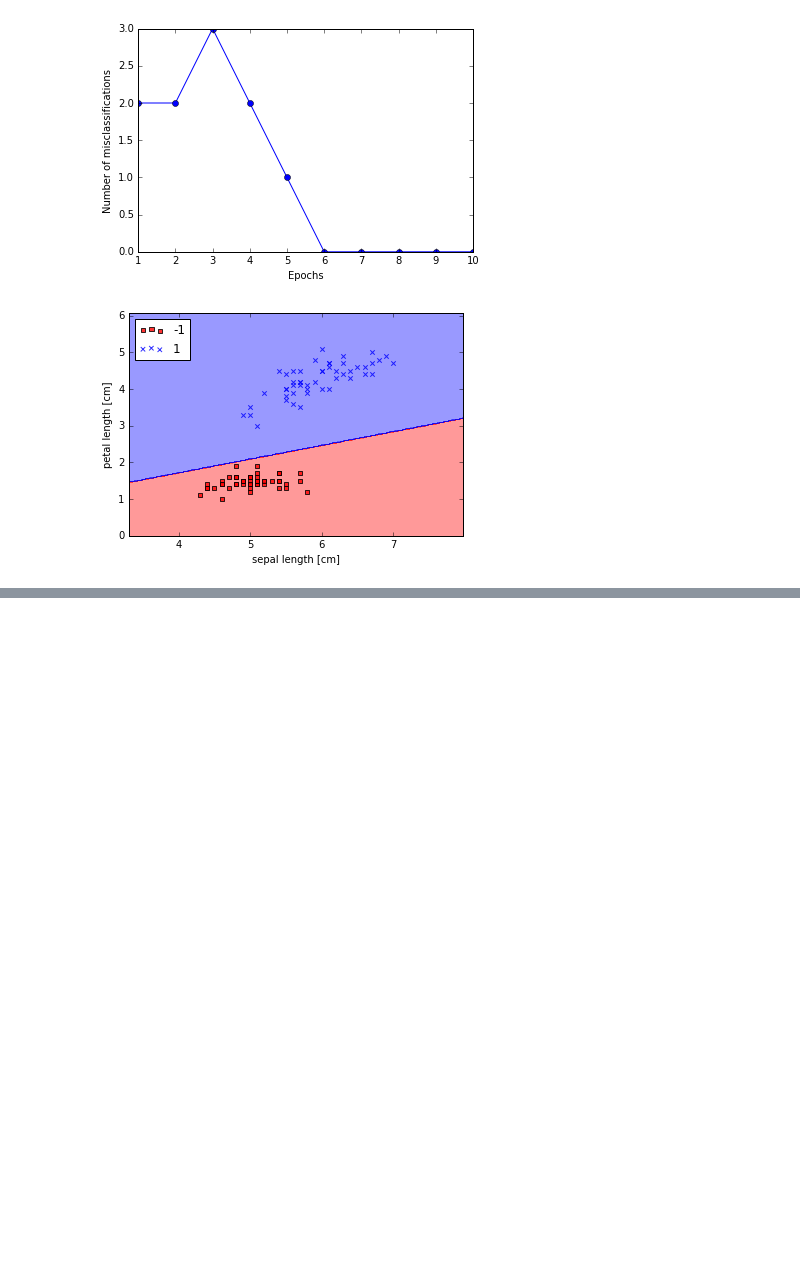
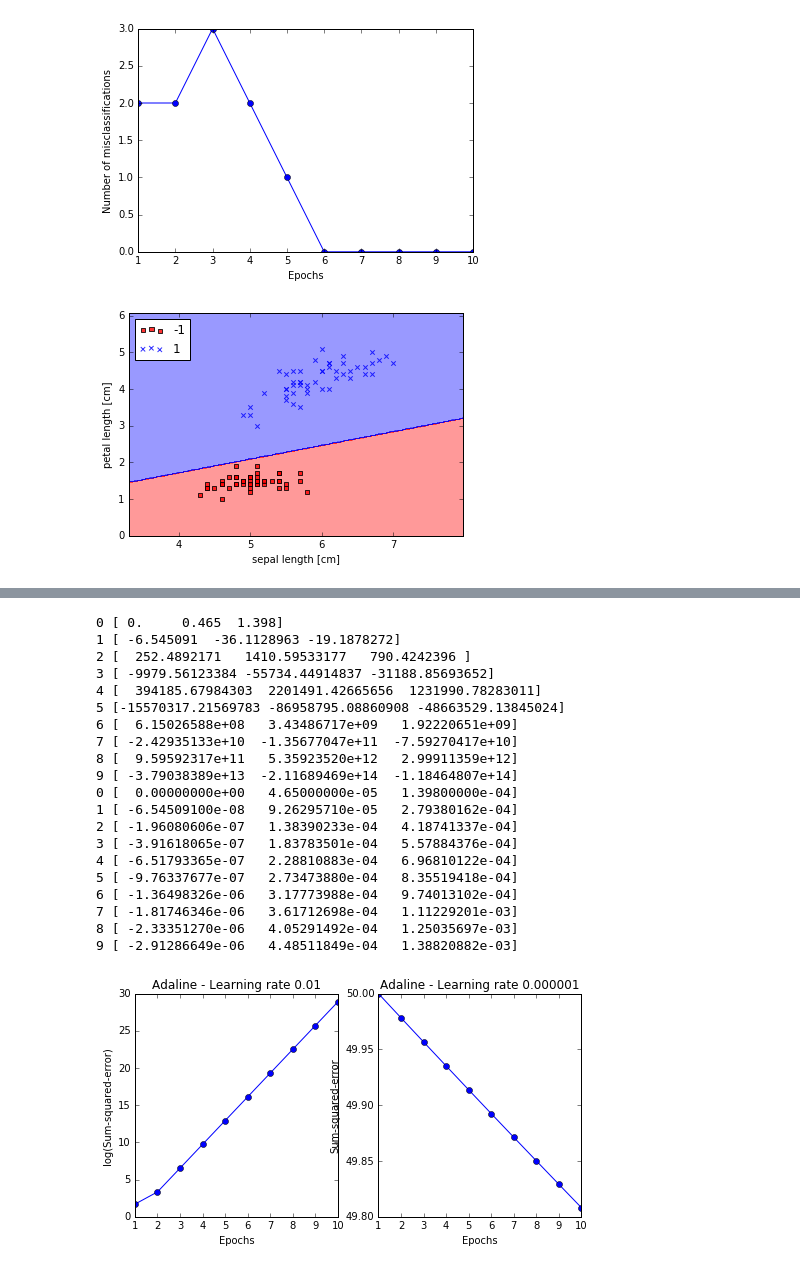
Before and after one commit to alexliyang/PythonMachineLearning, a Jupyter notebook: Chapter2_Perceptron.ipynb, the cells around one changed output, grey strips where cells are left out. Saved outputs shown, nothing was run; the diff lists cells and outputs as text; code cells hidden in the pictures; blank space fills up the shorter version.

```diff
--- a/Chapter2_Perceptron.ipynb
+++ b/Chapter2_Perceptron.ipynb
@@ -144,0 +319,35 @@ plt.show()
+# %%
+fig, ax = plt.subplots(nrows=1, ncols=2, figsize=(8,4))
+ada1 = AdalineGD(n_iter=10, eta=0.01).fit(X, y)
+ax[0].plot(range(1, len(ada1.cost_) + 1), np.log10(ada1.cost_), marker='o')
+ax[0].set_xlabel('Epochs')
+ax[0].set_ylabel('log(Sum-squared-error)')
+ax[0].set_title('Adaline - Learning rate 0.01')
+ada2 = AdalineGD(n_iter=10, eta=0.000001).fit(X, y)
+ax[1].plot(range(1, len(ada2.cost_) + 1), ada2.cost_, marker='o')
+ax[1].set_xlabel('Epochs')
+ax[1].set_ylabel('Sum-squared-error')
+ax[1].set_title('Adaline - Learning rate 0.000001')
+plt.show()
+# %% [output]
+0 [ 0.     0.465  1.398]
+1 [ -6.545091  -36.1128963 -19.1878272]
+2 [  252.4892171   1410.59533177   790.4242396 ]
+3 [ -9979.56123384 -55734.44914837 -31188.85693652]
+4 [  394185.67984303  2201491.42665656  1231990.78283011]
+5 [-15570317.21569783 -86958795.08860908 -48663529.13845024]
+6 [  6.15026588e+08   3.43486717e+09   1.92220651e+09]
+7 [ -2.42935133e+10  -1.35677047e+11  -7.59270417e+10]
+8 [  9.59592317e+11   5.35923520e+12   2.99911359e+12]
+9 [ -3.79038389e+13  -2.11689469e+14  -1.18464807e+14]
+0 [  0.00000000e+00   4.65000000e-05   1.39800000e-04]
+1 [ -6.54509100e-08   9.26295710e-05   2.79380162e-04]
+2 [ -1.96080606e-07   1.38390233e-04   4.18741337e-04]
+3 [ -3.91618065e-07   1.83783501e-04   5.57884376e-04]
+4 [ -6.51793365e-07   2.28810883e-04   6.96810122e-04]
+5 [ -9.76337677e-07   2.73473880e-04   8.35519418e-04]
+6 [ -1.36498326e-06   3.17773988e-04   9.74013102e-04]
+7 [ -1.81746346e-06   3.61712698e-04   1.11229201e-03]
+8 [ -2.33351270e-06   4.05291492e-04   1.25035697e-03]
+9 [ -2.91286649e-06   4.48511849e-04   1.38820882e-03]
+[figure, added]
```
Also changed, not shown: parts of 24 cells of this notebook, 1 other file.
